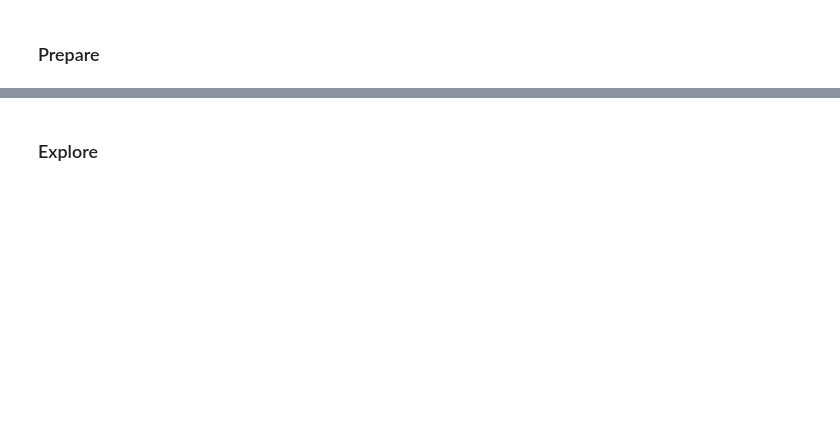
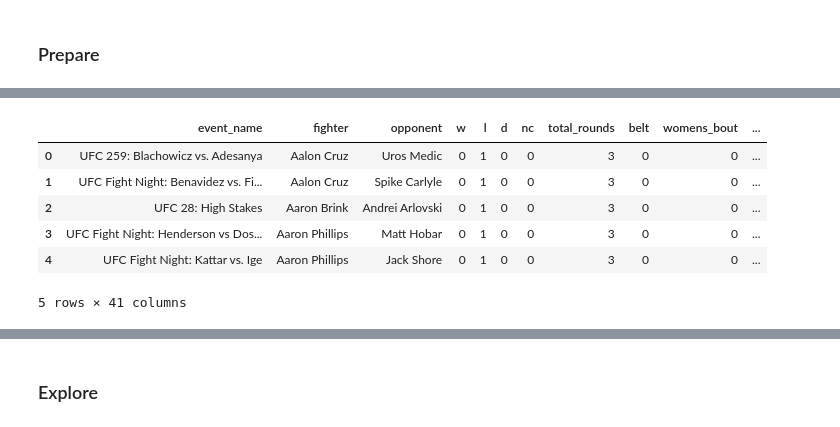
Before and after one commit to chloerwhitaker/UFC-Project, a Jupyter notebook: Scratchpad.ipynb, the cells around one changed output, grey strips where cells are left out. Drawn from its saved outputs; the diff is of its cells as text; code cells hidden in the pictures; blank space fills up the shorter version.

```diff
--- a/Scratchpad.ipynb
+++ b/Scratchpad.ipynb
@@ -61,2 +81,5 @@ ufc.shape
 # %% [markdown]
 ### Prepare
+# %%
+# add the columns I would like to work with into a new df
+ufc_cleaned = ufc[['event_name', 'fullname', 'fighter_two_name', 'w', 'l', 'd', 'nc', 'total_rounds', 'belt', 'womens_bout', 'interim_bout', 'strawweight', 'flyweight', 'bantamweight', 'featherweight', 'lightweight', 'middleweight', 'light_heavyweight', 'heavyweight', 'catch_weight', 'open_weight', 'super_heavyweight', 'superfight', 'fight_city', 'fight_state', 'fight_country', 'height', 'weight', 'reach', 'stance', 'slpm', 'stracc', 'sapm', 'strdef', 'tdavg', 'tdacc', 'tddef', 'subavg', 'age_days', 'age']].copy(0)
@@ -80,0 +113,3 @@ memory usage: 15.9+ MB
+# %%
+cols = ['w', 'l', 'd', 'nc']
+ufc_cleaned['outcome'] = ufc_cleaned[cols].apply(lambda row: '_'.join(row.values.astype(str)), axis=1)
@@ -80,0 +124,2 @@ memory usage: 15.9+ MB
+# %%
+ufc_cleaned['outcome'].replace({'1_0_0_0': 'win', '0_1_0_0': 'loss', '0_0_1_0': 'draw', '0_0_0_1': 'no_contest'}, inplace=True)
@@ -80,0 +138,12 @@ memory usage: 15.9+ MB
+# %%
+ufc_cleaned.rename(columns={'fullname': 'fighter', 'fighter_two_name': 'opponent'}, inplace=True)
+# %%
+ufc_cleaned.head()
+# %% [output]
+|  | event_name | fighter | opponent | w | l | d | nc | total_rounds | belt | womens_bout | ... |
+| 0 | UFC 259: Blachowicz vs. Adesanya | Aalon Cruz | Uros Medic | 0 | 1 | 0 | 0 | 3 | 0 | 0 | ... |
+| 1 | UFC Fight Night: Benavidez vs. Fi... | Aalon Cruz | Spike Carlyle | 0 | 1 | 0 | 0 | 3 | 0 | 0 | ... |
+| 2 | UFC 28: High Stakes | Aaron Brink | Andrei Arlovski | 0 | 1 | 0 | 0 | 3 | 0 | 0 | ... |
+| 3 | UFC Fight Night: Henderson vs Dos... | Aaron Phillips | Matt Hobar | 0 | 1 | 0 | 0 | 3 | 0 | 0 | ... |
+| 4 | UFC Fight Night: Kattar vs. Ige | Aaron Phillips | Jack Shore | 0 | 1 | 0 | 0 | 3 | 0 | 0 | ... |
+5 rows × 41 columns
```
Also changed, not shown: parts of 66 cells of this notebook.
